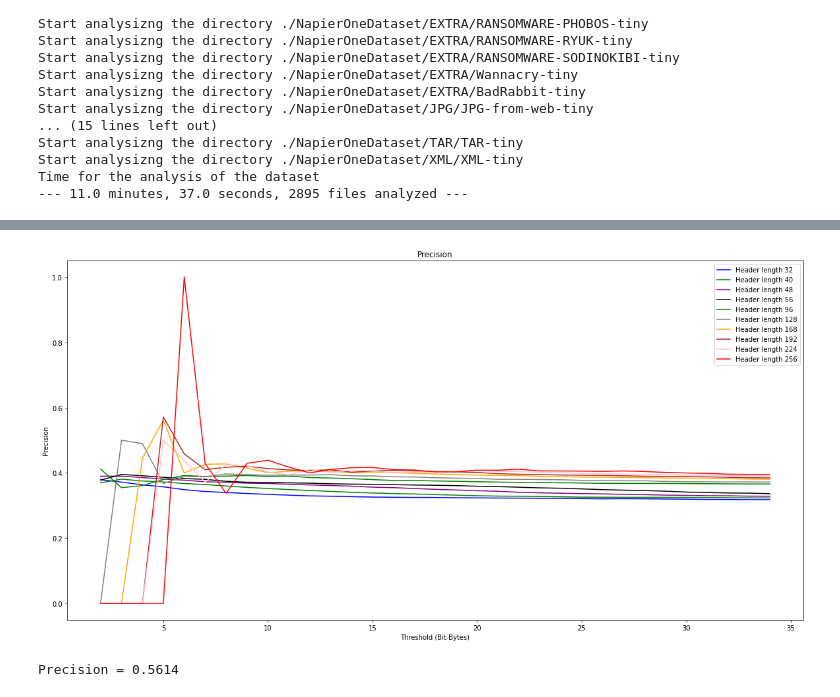
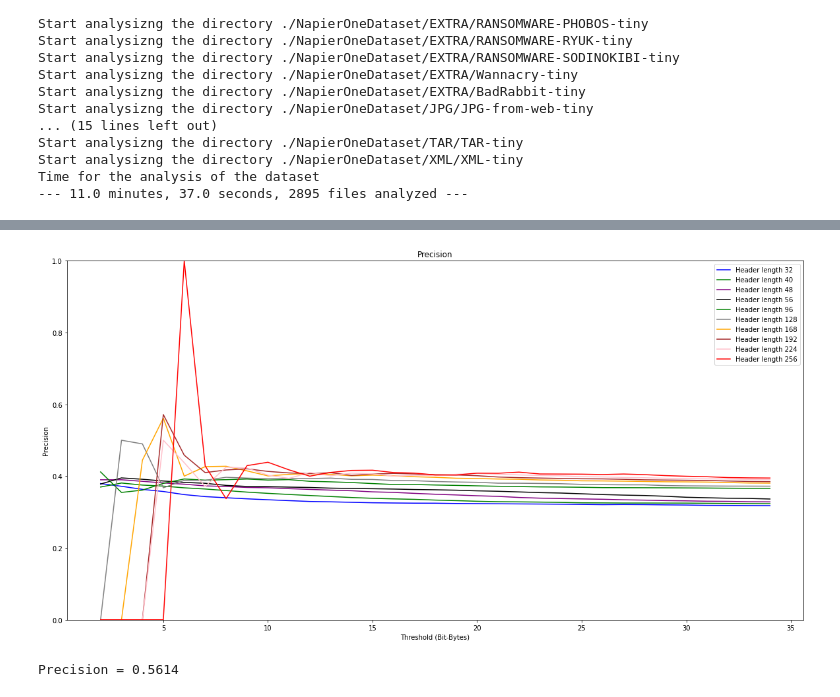
Before and after one commit to gomitolof/DAA-for-Ransomware-detection, a Jupyter notebook: RF_org.ipynb, the cells around one changed output, grey strips where cells are left out. Cells and saved outputs as stored; diff of their text form; code cells hidden in the pictures.

```diff
--- a/RF_org.ipynb
+++ b/RF_org.ipynb
@@ -231,34 +232,35 @@ Maximum accuracy obtained for threshold  5 and header length 168 with value 69.1
 # %%
 #Precision = TP/TP+FP
 
 # Get for each threshold and header length the precision
 prec= np.zeros([int(offset/8),len(thresholds)])
 for i in range(int(offset/8)):
     for j in range(len(thresholds)):
         if ((TP_des[j][i]+FP_des[j][i]))>0:
             prec[i][j] = TP_des[j][i]/(TP_des[j][i]+FP_des[j][i])
 
 # Plot of the precision obtained using different threshold and different header lengths
 plt.figure(figsize=(20,10))
 plt.title("Precision")
 plt.xlabel("Threshold (Bit-Bytes)")
 plt.ylabel("Precision")
 plt.plot(thresholds, prec[3], color="blue", label="Header length 32")
 plt.plot(thresholds, prec[4], color="green", label="Header length 40")
 plt.plot(thresholds, prec[5], color="purple", label="Header length 48")
 plt.plot(thresholds, prec[6], color="black", label="Header length 56")
 plt.plot(thresholds, prec[11], color="green", label="Header length 96")
 plt.plot(thresholds, prec[15], color="grey", label="Header length 128")
 plt.plot(thresholds, prec[20], color="orange", label="Header length 168")
 plt.plot(thresholds, prec[23], color="brown", label="Header length 192")
 plt.plot(thresholds, prec[27], color="pink", label="Header length 224")
 plt.plot(thresholds, prec[31], color="red", label="Header length 256")
 plt.legend()
+plt.ylim([0, 1])
 plt.show()
 
 print("Precision = %3.4f"  % (prec[ind[1]][ind[0]]))
 # %% [output]
-[figure, old version]
+[figure, new version]
 Precision = 0.5614
 # %%
 # Recall = TP/TP+FN
```
Also changed, not shown: parts of 3 cells of this notebook, 54 other files.
